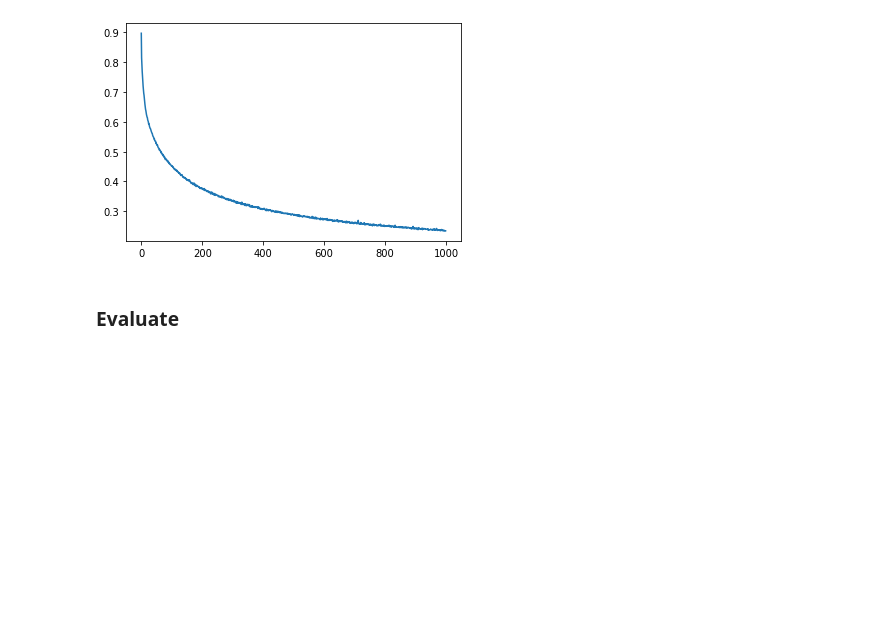
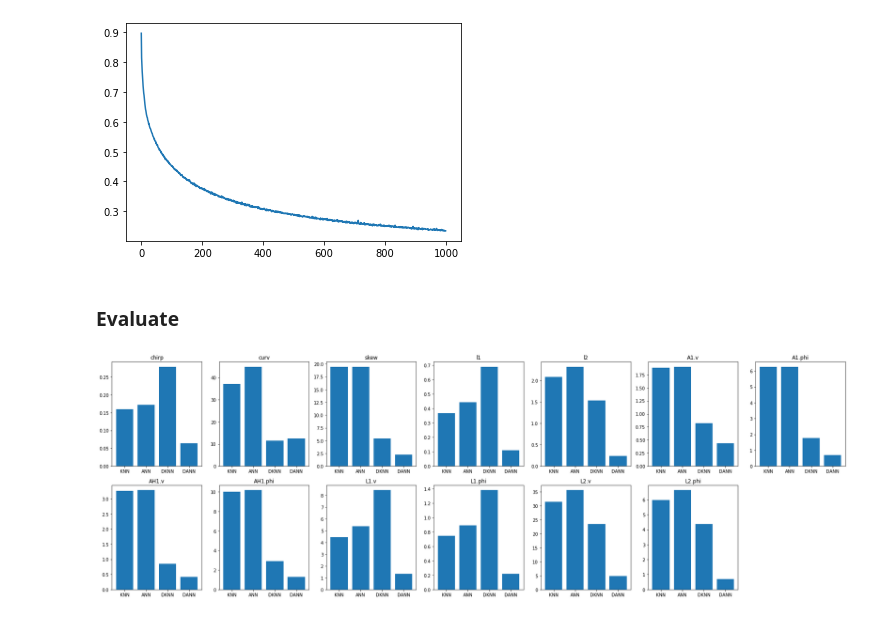
Before and after one commit to jank324/spectral-vd-euxfel, a Jupyter notebook: reverse.ipynb, the cells around one changed output. Drawn from its saved outputs; the diff is of its cells as text; code cells hidden in the pictures; blank space fills up the shorter version.

```diff
--- a/reverse.ipynb
+++ b/reverse.ipynb
@@ -127,6 +128,32 @@ plt.show()
 # %%
 rfparam_keys = ["chirp", "curv", "skew", "l1", "l2", "A1.v", "A1.phi", "AH1.v", "AH1.phi", "L1.v",
                 "L1.phi", "L2.v", "L2.phi"]
+# %%
+rf_test = np.array(rf_test)
+
+knnpred = revknn.predict(formfactors_test)
+knnerr = np.abs(rf_test - knnpred).mean(axis=0)
+
+annpred = revann.predict(formfactors_test)
+annerr = np.abs(rf_test - annpred).mean(axis=0)
+
+knndpred = revdknn.predict(rf_test_disturbed, formfactors_test)
+knnderr = np.abs(rf_test - knndpred).mean(axis=0)
+
+anndpred = revdann.predict(rf_test_disturbed, formfactors_test)
+annderr = np.abs(rf_test - anndpred).mean(axis=0)
+
+vals = np.stack([knnerr, annerr, knnderr, annderr])
+
+plt.figure(figsize=(24,8))
+for i in range(13):
+    plt.subplot(2, 7, i+1)
+    plt.title(rfparam_keys[i])
+    plt.bar(["KNN","ANN","DKNN","DANN"], vals[:,i])
+plt.tight_layout()
+plt.show()
+# %% [output]
+[figure, added]
 # %%
 i = 0
 
```
Also changed, not shown: parts of 6 cells of this notebook, 1 other file.
